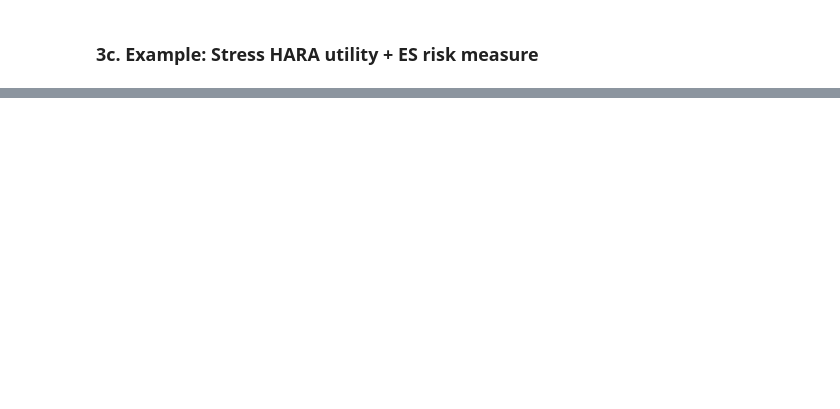
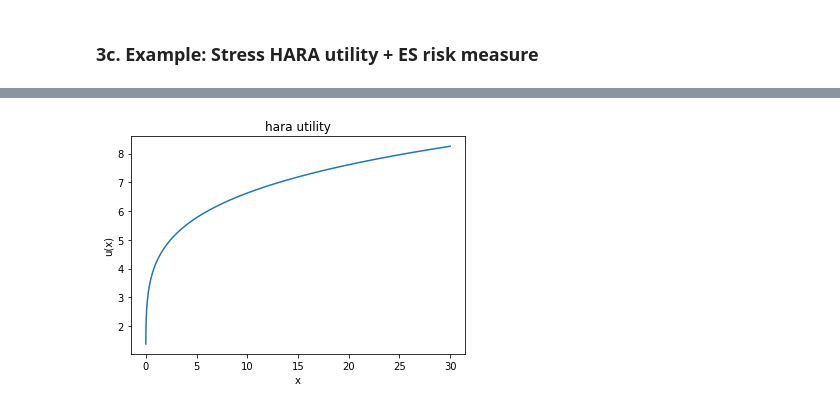
Before and after one commit to spesenti/SWIM-Wasserstein-py, a Jupyter notebook: Data/Example/W_Stress_example.ipynb, the cells around one changed output, grey strips where cells are left out. Cells and saved outputs as stored; diff of their text form; code cells hidden in the pictures; blank space fills up the shorter version.

```diff
--- a/Data/Example/W_Stress_example.ipynb
+++ b/Data/Example/W_Stress_example.ipynb
@@ -306,0 +358,16 @@ StressModel.plot_sensitivities(sensitivity_measures_90, labels=labels, colors=co
+# %%
+# Define hara parameters
+a = 1
+eta = 0.5
+b = lambda eta: 5 * (eta / (1 - eta)) ** (1 / eta)
+
+# Define hara function and plot
+hara = lambda a, b, eta, x: (1 - eta) / eta * (a * x / (1 - eta) + b) ** eta
+x = np.linspace(1e-20, 30, 1000)
+plt.plot(x, hara(1, b(0.2), 0.2, x))
+plt.title('hara utility')
+plt.ylabel('u(x)')
+plt.xlabel('x')
+plt.show()
+# %% [output]
+[figure, added]
```
Also changed, not shown: parts of 27 cells of this notebook, 1 other file.
